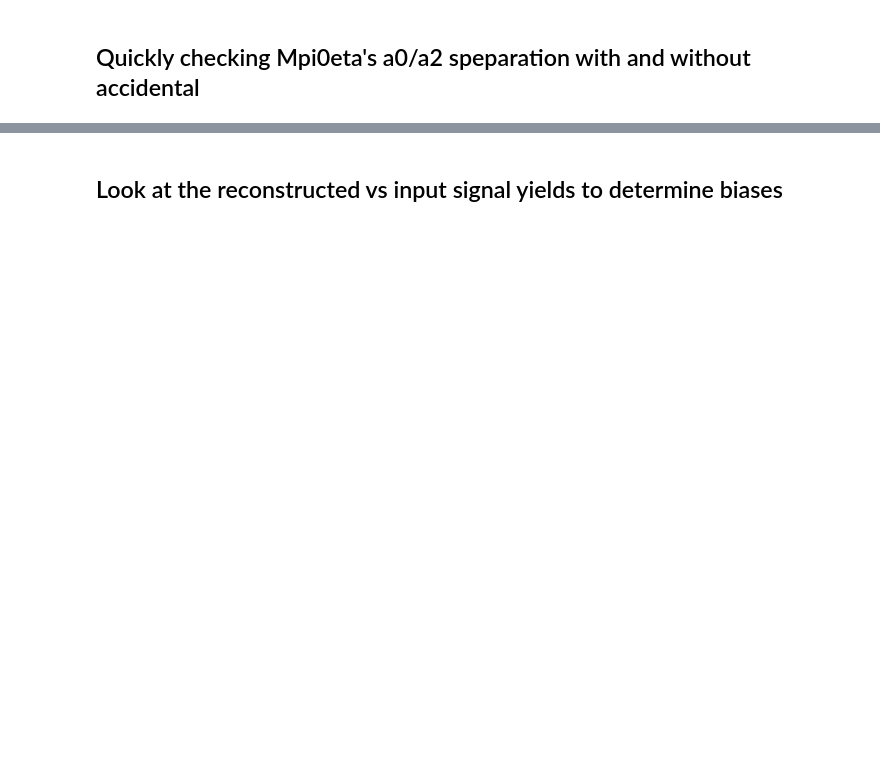
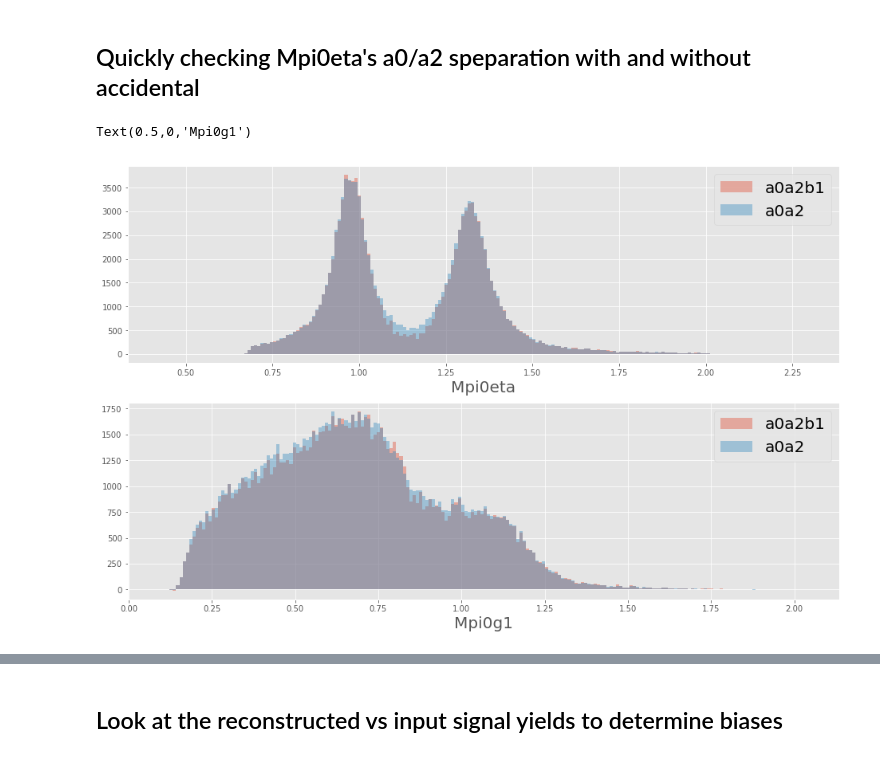
Before and after one commit to lan13005/q-values, a Jupyter notebook: qValueDiagnostic.ipynb, the cells around one changed output, grey strips where cells are left out. Drawn from its saved outputs; the diff is of its cells as text; code cells hidden in the pictures; blank space fills up the shorter version.

```diff
--- a/qValueDiagnostic.ipynb
+++ b/qValueDiagnostic.ipynb
@@ -33,0 +25,12 @@ kDim=configDict["_SET_kDim"]
+# %%
+# cols=["Mpi0g1","Mpi0g2","Mpi0eta","AccWeight","cosTheta_eta_gj","Mpi0","Meta","chiSq",
+#      "weightASBS","weightBS","UT_bestChiWeights","UT_spectBestChiWeights","UT_equalWeights",
+#      "UT_spectEqualWeights","UT_probWeights","UT_spectProbWeights"]
+cols=["Mpi0g1","Mpi0g2","Mpi0eta","AccWeight","cosTheta_eta_gj","Mpi0","Meta","chiSq",
+     "weightASBS","weightBS","mcprocess"]
+data=rp.read_root("/d/grid13/ln16/q-values-2/allMC_trees.root",
+                  "degALL_acc_mEllipse_tree_flat",
+                  columns=cols)
+# data=rp.read_root("/d/grid13/ln16/q-values-2/degALL_data_2017_mEllipse_pre_treeFlat_DSelector_UTweights.root",
+#                   "degALL_data_2017_mEllipse_pre_tree_flat",
+#                   columns=cols)
@@ -33,0 +40,19 @@ kDim=configDict["_SET_kDim"]
+# %%
+fig,ax=plt.subplots(2,1,figsize=(16,10))
+ax=ax.flatten()
+dfa0a2=data[(data.mcprocess==0)|(data.mcprocess==1)]
+dfa0a2b1=data[(data.mcprocess==0)|(data.mcprocess==1)|(data.mcprocess==2)]
+
+binedges1=np.histogram(data.Mpi0eta,bins=200)[1]
+dfa0a2b1.Mpi0eta.hist(bins=binedges1,alpha=0.4,ax=ax[0],weights=dfa0a2b1.weightASBS,label="a0a2b1")
+dfa0a2.Mpi0eta.hist(bins=binedges1,alpha=0.4,ax=ax[0],weights=dfa0a2.weightASBS,label="a0a2")
+ax[0].legend(prop={"size":20})
+ax[0].set_xlabel("Mpi0eta",size=20)
+binedges2=np.histogram(data.Mpi0g1,bins=200)[1]
+dfa0a2b1.Mpi0g1.hist(bins=binedges2,alpha=0.4,ax=ax[1],weights=dfa0a2b1.weightASBS, label="a0a2b1")
+dfa0a2.Mpi0g1.hist(bins=binedges2,alpha=0.4,ax=ax[1],weights=dfa0a2.weightASBS, label="a0a2")
+ax[1].legend(prop={"size":20})
+ax[1].set_xlabel("Mpi0g1",size=20)
+# %% [output]
+Text(0.5,0,'Mpi0g1')
+[figure, added]
```
Also changed, not shown: parts of 26 cells of this notebook, 16 other files.
